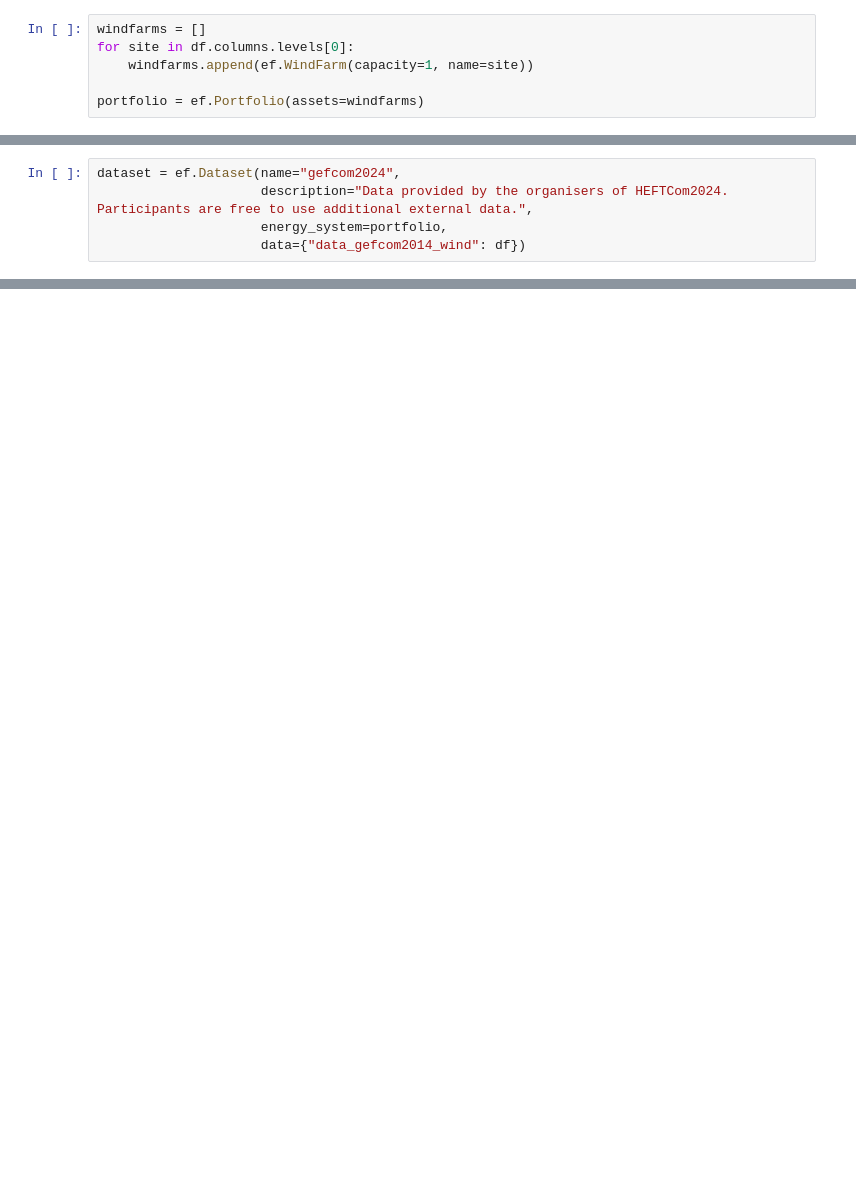
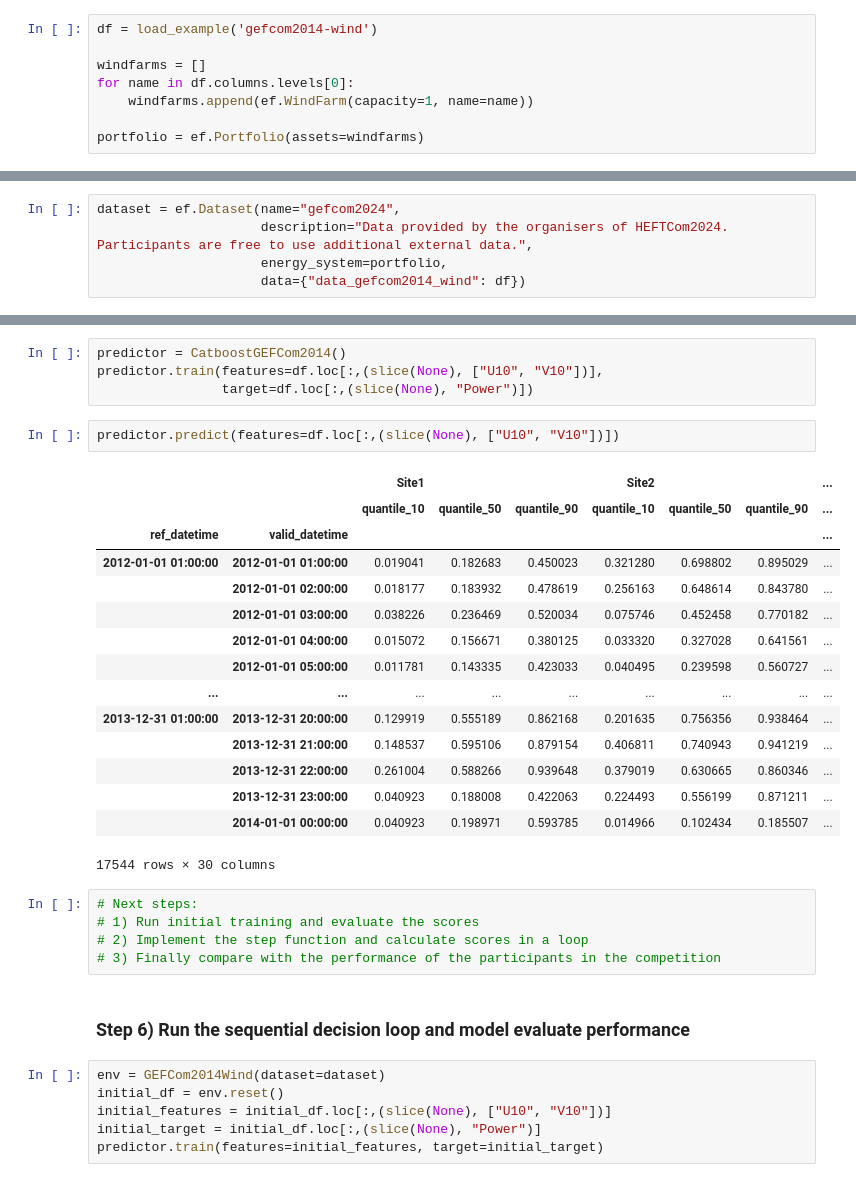
Before and after one commit to rebase-energy/treewe, a Jupyter notebook: treen/examples/gefcom2014-wind.ipynb, the cells around one changed output, grey strips where cells are left out. Cells and saved outputs as stored; diff of their text form; blank space fills up the shorter version.

Commit message:
Updates to the gefcom2014 wind example

```diff
--- a/treen/examples/gefcom2014-wind.ipynb
+++ b/treen/examples/gefcom2014-wind.ipynb
@@ -9,6 +10,8 @@ df = load_example('gefcom2014-wind')
 # %%
+df = load_example('gefcom2014-wind')
+
 windfarms = []
-for site in df.columns.levels[0]:
-    windfarms.append(ef.WindFarm(capacity=1, name=site))
+for name in df.columns.levels[0]:
+    windfarms.append(ef.WindFarm(capacity=1, name=name))
 
 portfolio = ef.Portfolio(assets=windfarms)
@@ -170,0 +284,35 @@ env.train
+# %%
+predictor = CatboostGEFCom2014()
+predictor.train(features=df.loc[:,(slice(None), ["U10", "V10"])],
+                target=df.loc[:,(slice(None), "Power")])
+# %%
+predictor.predict(features=df.loc[:,(slice(None), ["U10", "V10"])])
+# %% [output]
+|  |  | Site1 |  |  | Site2 |  |  | ... |
+|  |  | quantile_10 | quantile_50 | quantile_90 | quantile_10 | quantile_50 | quantile_90 | ... |
+| ref_datetime | valid_datetime |  |  |  |  |  |  | ... |
+| 2012-01-01 01:00:00 | 2012-01-01 01:00:00 | 0.019041 | 0.182683 | 0.450023 | 0.321280 | 0.698802 | 0.895029 | ... |
+|  | 2012-01-01 02:00:00 | 0.018177 | 0.183932 | 0.478619 | 0.256163 | 0.648614 | 0.843780 | ... |
+|  | 2012-01-01 03:00:00 | 0.038226 | 0.236469 | 0.520034 | 0.075746 | 0.452458 | 0.770182 | ... |
+|  | 2012-01-01 04:00:00 | 0.015072 | 0.156671 | 0.380125 | 0.033320 | 0.327028 | 0.641561 | ... |
+|  | 2012-01-01 05:00:00 | 0.011781 | 0.143335 | 0.423033 | 0.040495 | 0.239598 | 0.560727 | ... |
+| ... | ... | ... | ... | ... | ... | ... | ... | ... |
+| 2013-12-31 01:00:00 | 2013-12-31 20:00:00 | 0.129919 | 0.555189 | 0.862168 | 0.201635 | 0.756356 | 0.938464 | ... |
+|  | 2013-12-31 21:00:00 | 0.148537 | 0.595106 | 0.879154 | 0.406811 | 0.740943 | 0.941219 | ... |
+|  | 2013-12-31 22:00:00 | 0.261004 | 0.588266 | 0.939648 | 0.379019 | 0.630665 | 0.860346 | ... |
+|  | 2013-12-31 23:00:00 | 0.040923 | 0.188008 | 0.422063 | 0.224493 | 0.556199 | 0.871211 | ... |
+|  | 2014-01-01 00:00:00 | 0.040923 | 0.198971 | 0.593785 | 0.014966 | 0.102434 | 0.185507 | ... |
+17544 rows × 30 columns
+# %%
+# Next steps:
+# 1) Run initial training and evaluate the scores
+# 2) Implement the step function and calculate scores in a loop
+# 3) Finally compare with the performance of the participants in the competition
+# %% [markdown]
+### Step 6) Run the sequential decision loop and model evaluate performance
+# %%
+env = GEFCom2014Wind(dataset=dataset)
+initial_df = env.reset()
+initial_features = initial_df.loc[:,(slice(None), ["U10", "V10"])]
+initial_target = initial_df.loc[:,(slice(None), "Power")]
+predictor.train(features=initial_features, target=initial_target)
```
Also changed, not shown: parts of 21 cells of this notebook, 3 other files.
